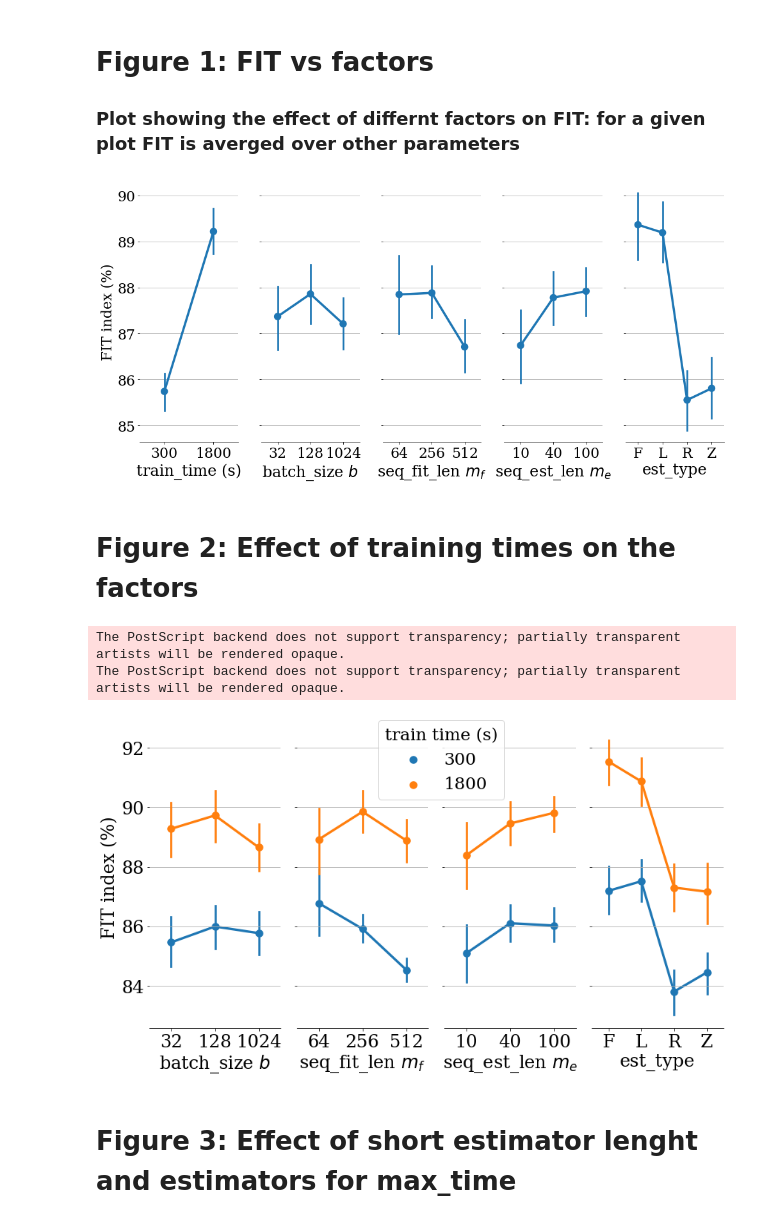
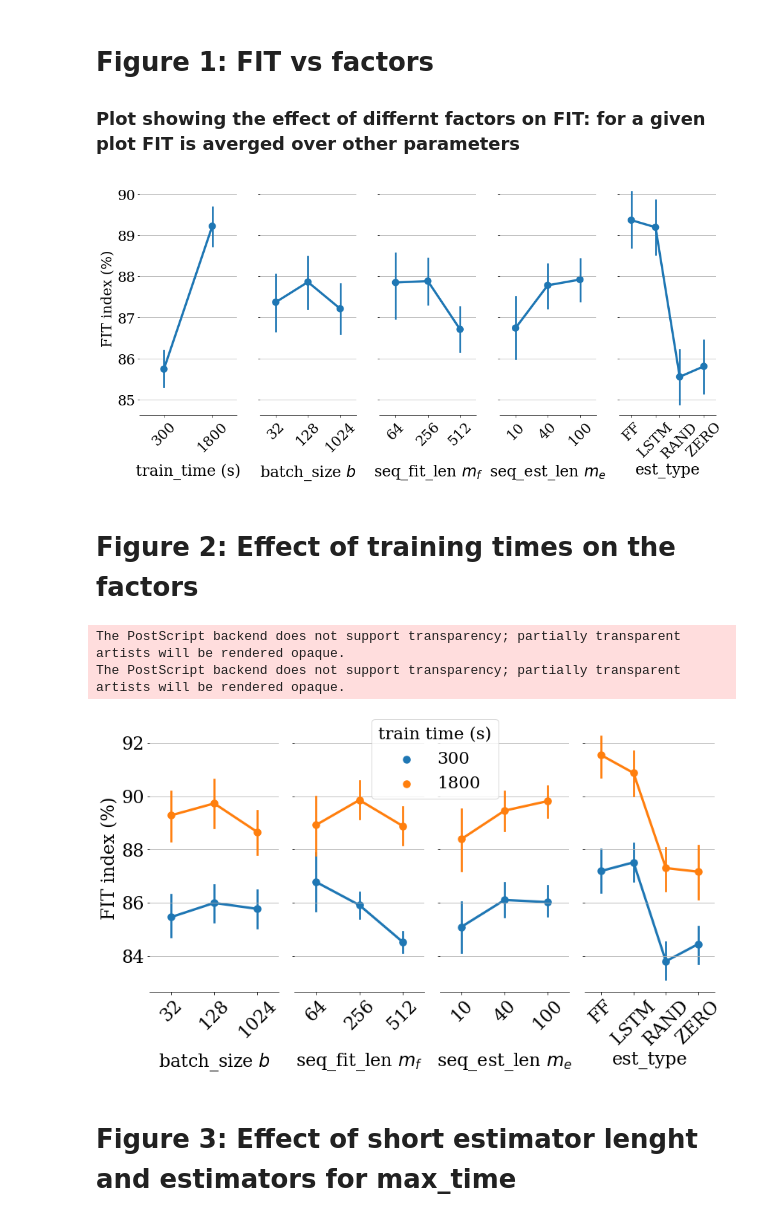
Before and after one commit to forgi86/sysid-neural-estimator, a Jupyter notebook: examples/pick_place/does/doe1_eval_paper.ipynb, the cells around one changed output. Saved outputs shown, nothing was run; the diff lists cells and outputs as text; code cells hidden in the pictures.

Commit message:
modified figures

```diff
--- a/examples/pick_place/does/doe1_eval_paper.ipynb
+++ b/examples/pick_place/does/doe1_eval_paper.ipynb
@@ -26,7 +26,7 @@ Index(['experiment_id', 'lr', 'epochs', 'max_time', 'batch_size', 'seq_len',
        'seq_est_len', 'est_type', 'est_hidden_size', 'seed', 'FIT'],
       dtype='object')
 # %%
-df_res['est_type'] = df_res['est_type'].replace(['RAND', 'ZERO', 'LSTM', 'FF'], ['R', 'Z', 'L', 'F'])
+#df_res['est_type'] = df_res['est_type'].replace(['RAND', 'ZERO', 'LSTM', 'FF'], ['R', 'Z', 'L', 'F'])
 # %%
 df_res['est_type']
 # %% [output]
@@ -103,18 +103,19 @@ sns.despine(fig=g.fig, left=True)
 
 for idx in range(len(factors)):
     g.axes[0, idx].xaxis.set_label_text(factor_names[idx], fontsize = 24)
-    g.axes[0, idx].xaxis.set_tick_params(labelsize=22)
+    g.axes[0, idx].xaxis.set_tick_params(labelsize=22, rotation=45)
     g.axes[0,idx].grid(axis="y")
 
 g.axes[0, 0].yaxis.set_label_text("FIT index (%)", fontsize = 22)
 g.axes[0, 0].yaxis.set_tick_params(labelsize=22)
 
+g.fig.align_xlabels()
 g.fig.set_size_inches(14,7)
 
 plt.tight_layout()
 plt.savefig('figures/PP_fit_vs_factors.eps')
 # %% [output]
-[figure, old version]
+[figure, new version]
 # %% [markdown]
 # Figure 2: Effect of training times on the factors
 # %%
@@ -122,35 +123,36 @@ factors = ["batch_size", "seq_len", "seq_est_len",  "est_type"]
 factor_names = ["batch_size $b$",
                 "seq_fit_len $m_f$",
                 "seq_est_len $m_e$",
                 "est_type"]
 g = sns.PairGrid(df_res, y_vars= response, x_vars= factors,
                 hue = "max_time",
                 height = 5, aspect = .5)
 g.map(sns.pointplot, scale = 1.2)
 sns.despine(fig = g.fig, left = True)
 
 for idx in range(len(factors)):
     g.axes[0, idx].xaxis.set_label_text(factor_names[idx], fontsize = 24)
-    g.axes[0, idx].xaxis.set_tick_params(labelsize=24)
+    g.axes[0, idx].xaxis.set_tick_params(labelsize=24, rotation=45)
     g.axes[0,idx].grid(axis="y")
 g.axes[0, 0].yaxis.set_label_text("FIT index (%)", fontsize = 24)
 
 
+g.fig.align_xlabels()
 g.fig.set_size_inches(12,7)
 plt.tight_layout()
 #g.add_legend(title = "train time (s)", fontsize = 24)
 plt.legend(title = "train time (s)", fontsize='23', title_fontsize='23',bbox_to_anchor=(-0.6,1.05), frameon=True)
 #plt.setp(g._legend().get_texts(), fontsize='24') # for legend text
 #plt.setp(g._legend().get_title(), fontsize='24') # for legend title
 g.axes[0, 0].yaxis.set_tick_params(labelsize=24)
 
 
 #plt.legend(title="train time (s)")
 plt.savefig('figures/PP_train_time_effect.eps')
 # %% [output]
 The PostScript backend does not support transparency; partially transparent artists will be rendered opaque.
 The PostScript backend does not support transparency; partially transparent artists will be rendered opaque.
-[figure, old version]
+[figure, new version]
 # %% [markdown]
 # Figure 3: Effect of short estimator lenght and estimators for max_time
 # %%
```
Also changed, not shown: parts of 14 cells of this notebook.
